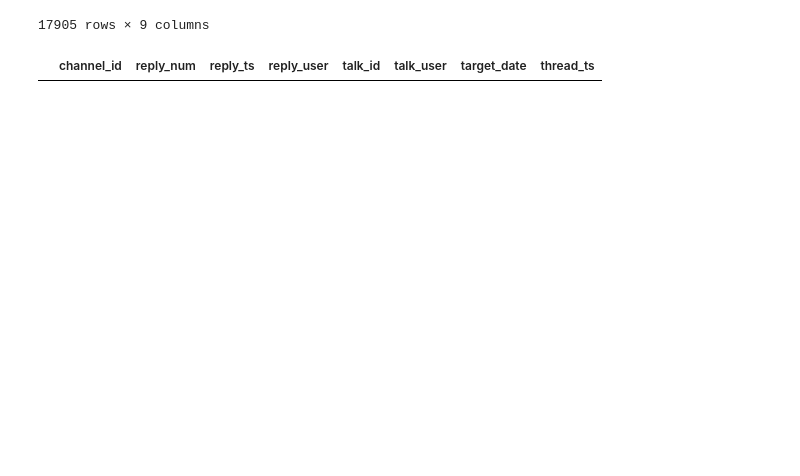
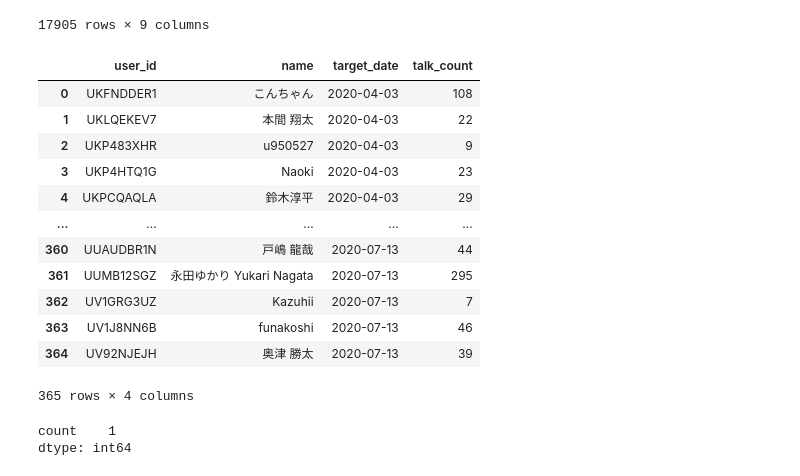
Before and after one commit to daikichidaze/slack-report-2020, a Jupyter notebook: slack-create-mid-table-reply.ipynb, the cells around one changed output. Cells and saved outputs as stored; diff of their text form; code cells hidden in the pictures; blank space fills up the shorter version.

Commit message:
Add talk counts to user table

```diff
--- a/slack-create-mid-table-reply.ipynb
+++ b/slack-create-mid-table-reply.ipynb
@@ -163,7 +163,3 @@ df
 # %%
 import pandas as pd
 df.to_csv('reply_table.csv', index=False)
-# %%
-df_reply[df_reply['reply_num'].isnull()]
-# %% [output]
-|  | channel_id | reply_num | reply_ts | reply_user | talk_id | talk_user | target_date | thread_ts |
@@ -180,0 +236,22 @@ GROUP BY
+# %%
+df_user_master
+# %% [output]
+|  | user_id | name | target_date | talk_count |
+| 0 | UKFNDDER1 | こんちゃん | 2020-04-03 | 108 |
+| 1 | UKLQEKEV7 | 本間 翔太 | 2020-04-03 | 22 |
+| 2 | UKP483XHR | u950527 | 2020-04-03 | 9 |
+| 3 | UKP4HTQ1G | Naoki | 2020-04-03 | 23 |
+| 4 | UKPCQAQLA | 鈴木淳平 | 2020-04-03 | 29 |
+| ... | ... | ... | ... | ... |
+| 360 | UUAUDBR1N | 戸嶋 龍哉 | 2020-07-13 | 44 |
+| 361 | UUMB12SGZ | 永田ゆかり Yukari Nagata | 2020-07-13 | 295 |
+| 362 | UV1GRG3UZ | Kazuhii | 2020-07-13 | 7 |
+| 363 | UV1J8NN6B | funakoshi | 2020-07-13 | 46 |
+| 364 | UV92NJEJH | 奥津 勝太 | 2020-07-13 | 39 |
+365 rows × 4 columns
+# %%
+df_user_master['count'] = 1
+df_user_master.groupby(['user_id', 'max_target_date']).count().max()
+# %% [output]
+count    1
+dtype: int64
```
Also changed, not shown: parts of 13 cells of this notebook.
